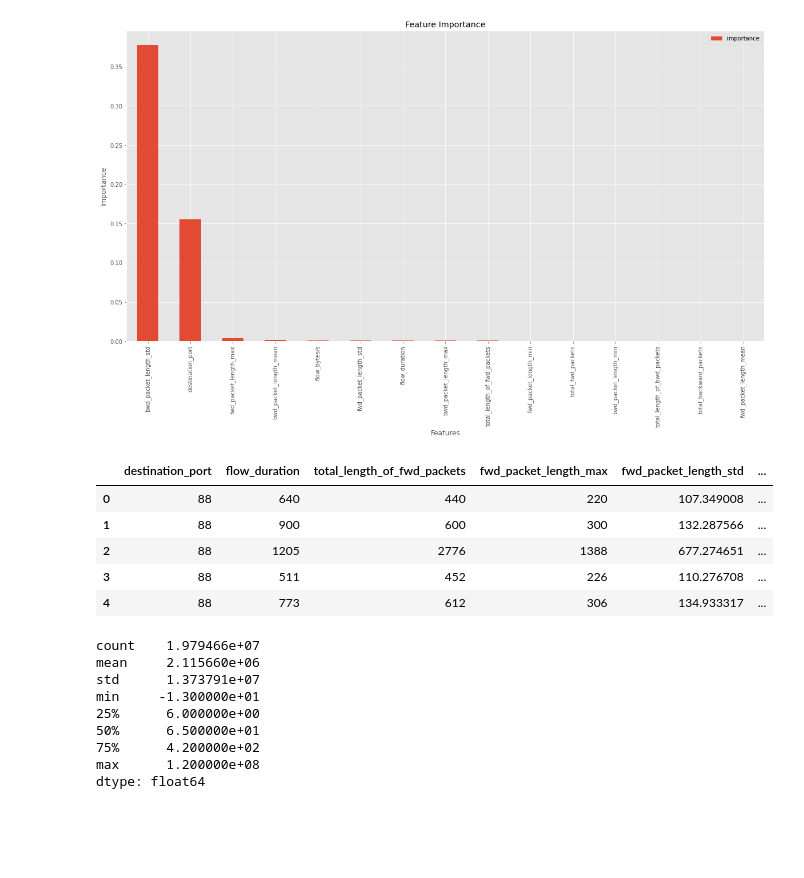
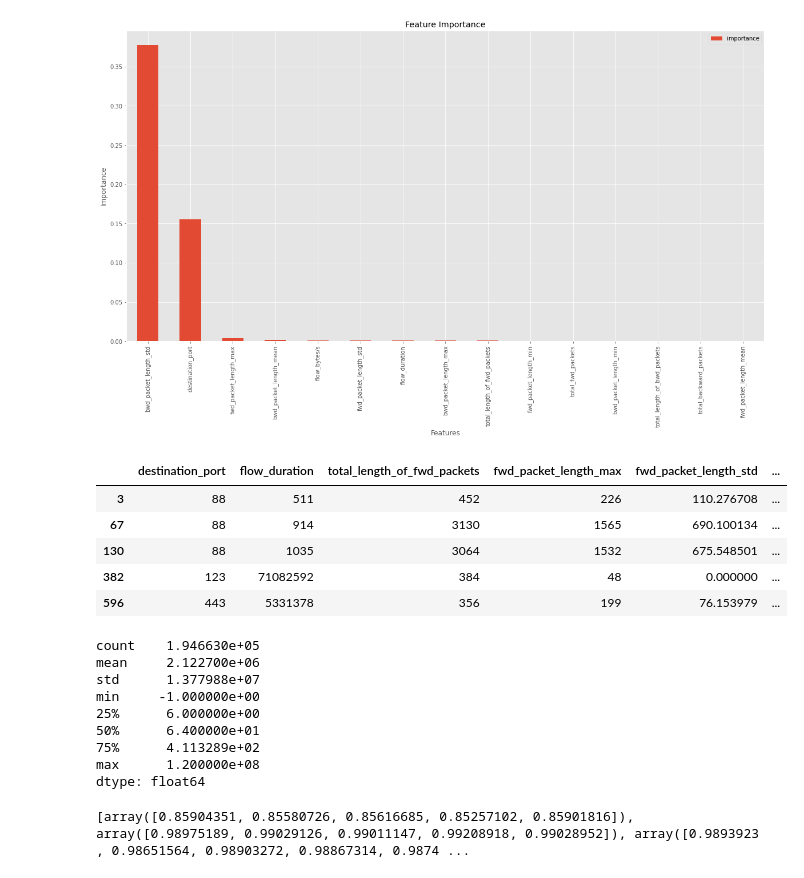
Before and after one commit to modelonulo/ml-based-intrusion-detection-system, a Jupyter notebook: ml_ids_colab.ipynb, the cells around one changed output. Cells and saved outputs as stored; diff of their text form; code cells hidden in the pictures; blank space fills up the shorter version.

```diff
--- a/ml_ids_colab.ipynb
+++ b/ml_ids_colab.ipynb
@@ -345,20 +345,20 @@ Text(0, 0.5, 'Importance')
 # %%
 #9
 def keep_cols(df, to_keep):
 
     to_drop = list(set(list(df)) - set(to_keep))
     return df.drop(to_drop, axis = 1)
 
-features_to_use = combined_csv.pipe(keep_cols, ['bwd_packet_length_std	', 'destination_port',
+features_to_use = combined_csv2.pipe(keep_cols, ['bwd_packet_length_std	', 'destination_port',
                                                      'fwd_packet_length_max', 'bwd_packet_length_mean', 'flow_bytes/s', 'fwd_packet_length_std', 'flow_duration', 'bwd_packet_length_max', 'total_length_of_fwd_packets','label'])
 features_to_use.head()
 # %% [output]
 |  | destination_port | flow_duration | total_length_of_fwd_packets | fwd_packet_length_max | fwd_packet_length_std | ... |
-| 0 | 88 | 640 | 440 | 220 | 107.349008 | ... |
-| 1 | 88 | 900 | 600 | 300 | 132.287566 | ... |
-| 2 | 88 | 1205 | 2776 | 1388 | 677.274651 | ... |
 | 3 | 88 | 511 | 452 | 226 | 110.276708 | ... |
-| 4 | 88 | 773 | 612 | 306 | 134.933317 | ... |
+| 67 | 88 | 914 | 3130 | 1565 | 690.100134 | ... |
+| 130 | 88 | 1035 | 3064 | 1532 | 675.548501 | ... |
+| 382 | 123 | 71082592 | 384 | 48 | 0.000000 | ... |
+| 596 | 443 | 5331378 | 356 | 199 | 76.153979 | ... |
 # %%
 x = features_to_use.iloc[:,0:7].values
 y = features_to_use.iloc[:, 8].values #label
@@ -367,13 +367,13 @@ scaler = MinMaxScaler()
 scaler.fit_transform(x)
 pd.Series(x.flatten()).describe()
 # %% [output]
-count    1.979466e+07
-mean     2.115660e+06
-std      1.373791e+07
-min     -1.300000e+01
+count    1.946630e+05
+mean     2.122700e+06
+std      1.377988e+07
+min     -1.000000e+00
 25%      6.000000e+00
-50%      6.500000e+01
-75%      4.200000e+02
+50%      6.400000e+01
+75%      4.113289e+02
 max      1.200000e+08
 dtype: float64
 # %%
@@ -402 +402,5 @@ mean = metricas_pickle["metricas"] #.get("metricas")
 std = metricas_pickle["std"]
+# %%
+print(mean)
+# %% [output]
+[array([0.85904351, 0.85580726, 0.85616685, 0.85257102, 0.85901816]), array([0.98975189, 0.99029126, 0.99011147, 0.99208918, 0.99028952]), array([0.9893923 , 0.98651564, 0.98903272, 0.98867314, 0.9874 ...
```
Also changed, not shown: parts of 5 cells of this notebook.
